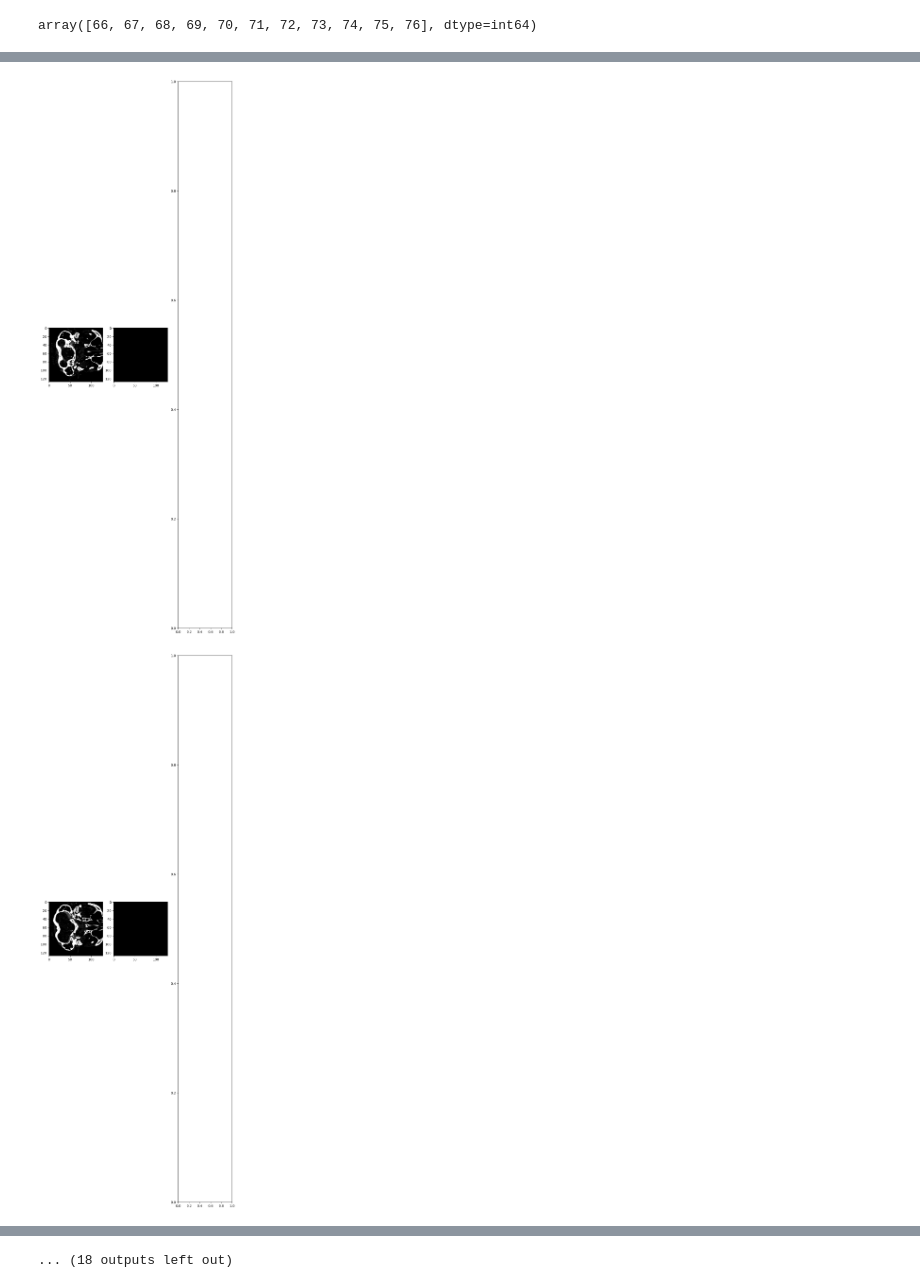
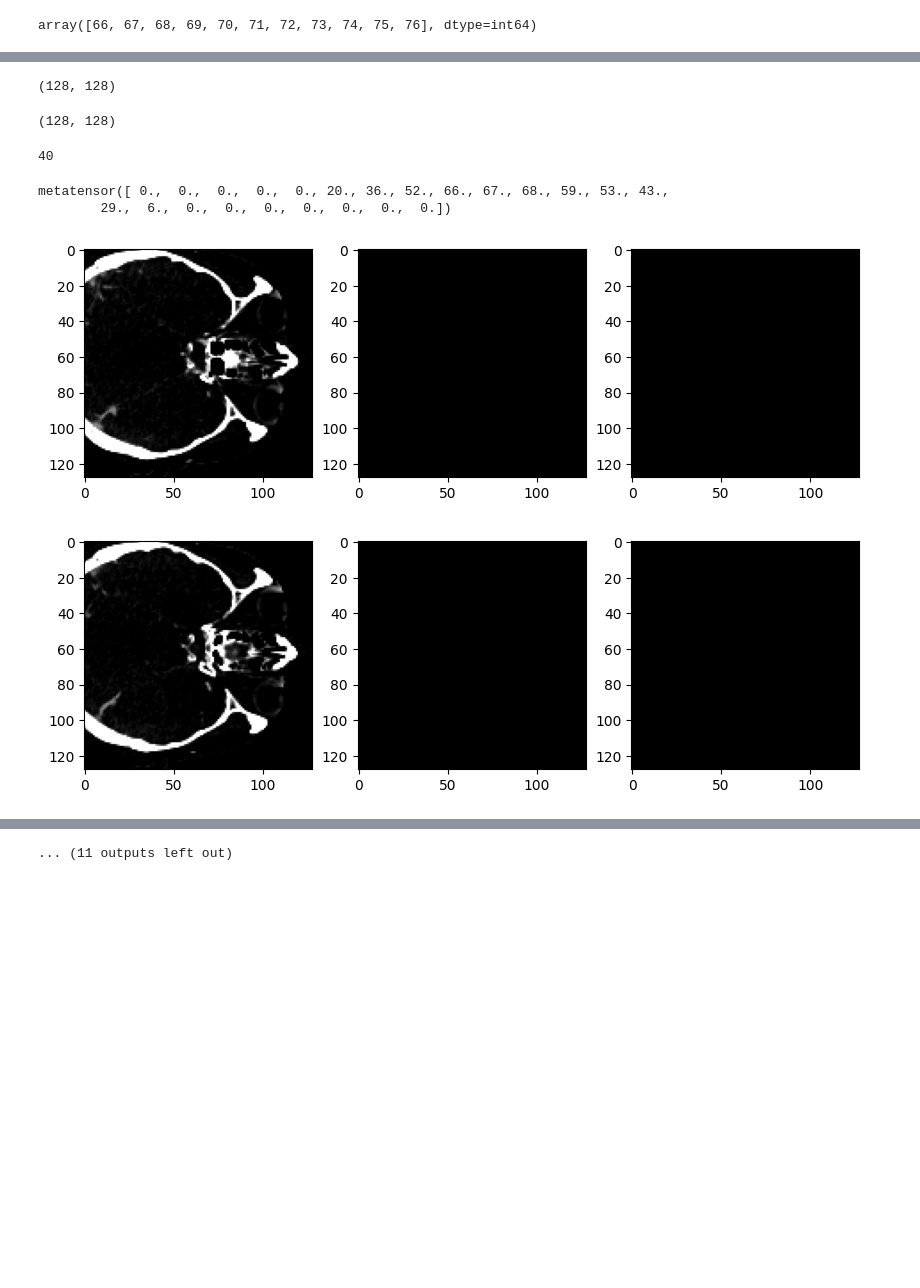
Before and after one commit to DenisMihailapov/Slim-UNETR, a Jupyter notebook: tests_code.ipynb, the cells around one changed output, grey strips where cells are left out. Saved outputs shown, nothing was run; the diff lists cells and outputs as text; code cells hidden in the pictures; blank space fills up the shorter version.

Commit message:
save all

```diff
--- a/tests_code.ipynb
+++ b/tests_code.ipynb
@@ -39,7 +39,7 @@ device = torch.device('cuda:1')
 torch.cuda.set_device(device)
 # %%
 config, data_flag, is_HepaticVessel = load_config()
-config.trainer.batch_size = 8
+
 data_flag
 # %% [output]
 'aneurysms'
@@ -125,7 +125,7 @@ logging_dir = Path(os.getcwd()) / "logs" / str(datetime.now()).replace(":", "_")
 accelerator = Accelerator(log_with=["tensorboard"], project_dir=logging_dir)
 accelerator.init_trackers("seed test")
 # %%
-base_exp_path_save = get_experiment_dir(config, data_flag, root="model_store")
+base_exp_path_save = get_experiment_dir(config, data_flag, root="model_store", model='unet')
 
 model, starting_epoch, step, val_step = resume_train_state(
     model, base_exp_path_save, train_loader, accelerator
@@ -224,27 +228,38 @@ torch.Size([8, 1, 128, 128, 128])
+# %%
+pred.shape
+# %% [output]
+(128, 128)
+# %%
+lab.shape
+# %% [output]
+(128, 128)
+# %%
+12*3 + 4
+# %% [output]
+40
+# %%
+predict[0, ..., 55:-50].sum(axis=(0, 1))
+# %% [output]
+metatensor([ 0.,  0.,  0.,  0.,  0., 20., 36., 52., 66., 67., 68., 59., 53., 43.,
+        29.,  6.,  0.,  0.,  0.,  0.,  0.,  0.,  0.])
 # %%
-pat_ind = 6
+pat_ind = 2
 slice_num = image_batch["label"].shape[-1]
 
 label = image_batch["label"][pat_ind]
 image = image_batch["image"][pat_ind]
+predict  = val_outputs[pat_ind]
 
-for i in list(range(0, slice_num, 4)):
+for i in list(range(55, slice_num - 50, 1)):
     fig, ax = plt.subplots(1, 3, figsize=(10, 30))
     im = image[0, ..., i].detach().cpu().numpy().copy()
     lab = label[0, ..., i].cpu().numpy().copy()
-
-    # im_show = np.zeros((im.shape[0], im.shape[0], 3), dtype=int)
-    # # print(im_show.shape)
-    # im_show[..., 0] = im
-    # im_show[..., 1] = im*(1 - lab)
-    # im_show[..., 2] = im
-
-    pred = val_outputs[pat_ind][0, ..., i].cpu().detach().numpy().copy()
+    pred = predict[0, ..., i].cpu().detach().numpy().copy()
 
     ax[0].imshow(im, cmap="gray")
     ax[1].imshow(lab, cmap="gray")
-    ax[1].imshow(pred, cmap="gray")
+    ax[2].imshow(pred, cmap="gray")
     plt.show()
 # %% [output]
-[figure, old version]
+[figure, new version]
-[figure, old version]
+[figure, new version]
@@ -261 +276 @@ for i in list(range(0, slice_num, 4)):
-... (18 outputs left out)
+... (11 outputs left out)
```
Also changed, not shown: parts of 5 cells of this notebook, 10 other files.
